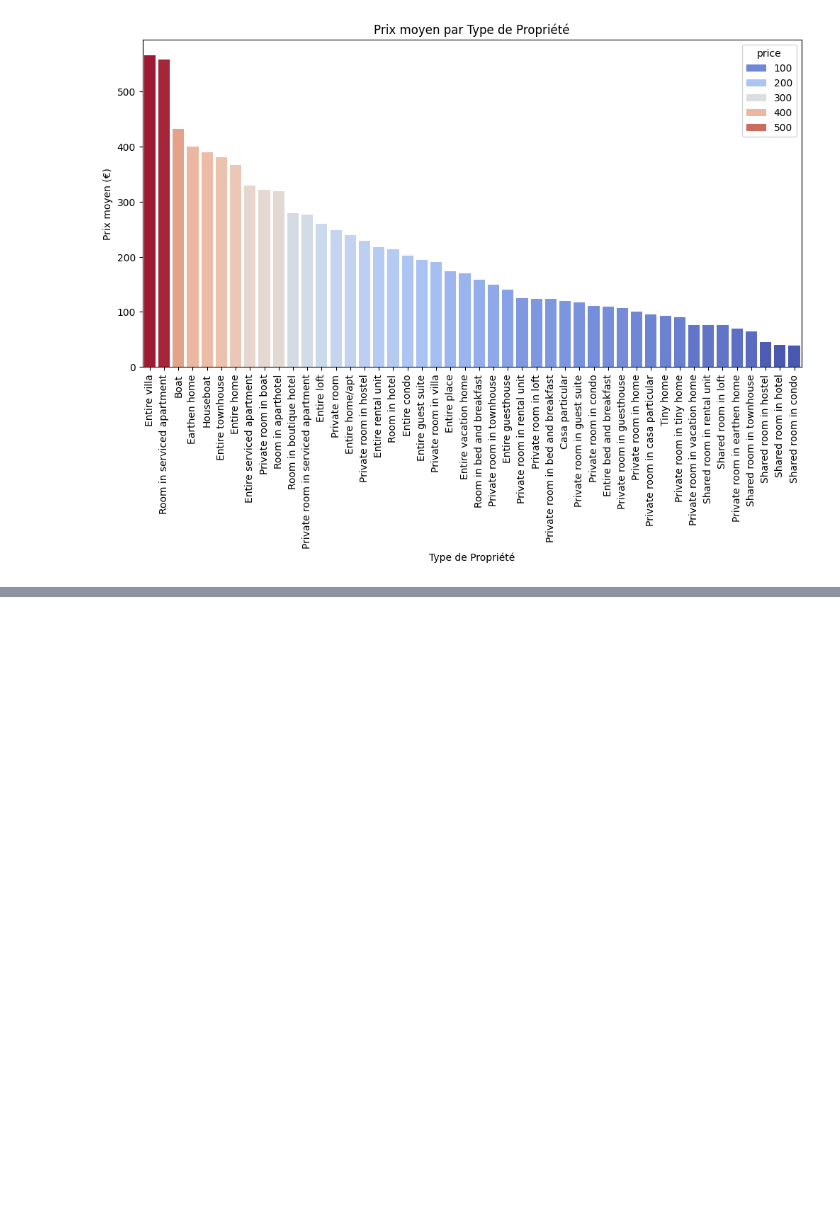
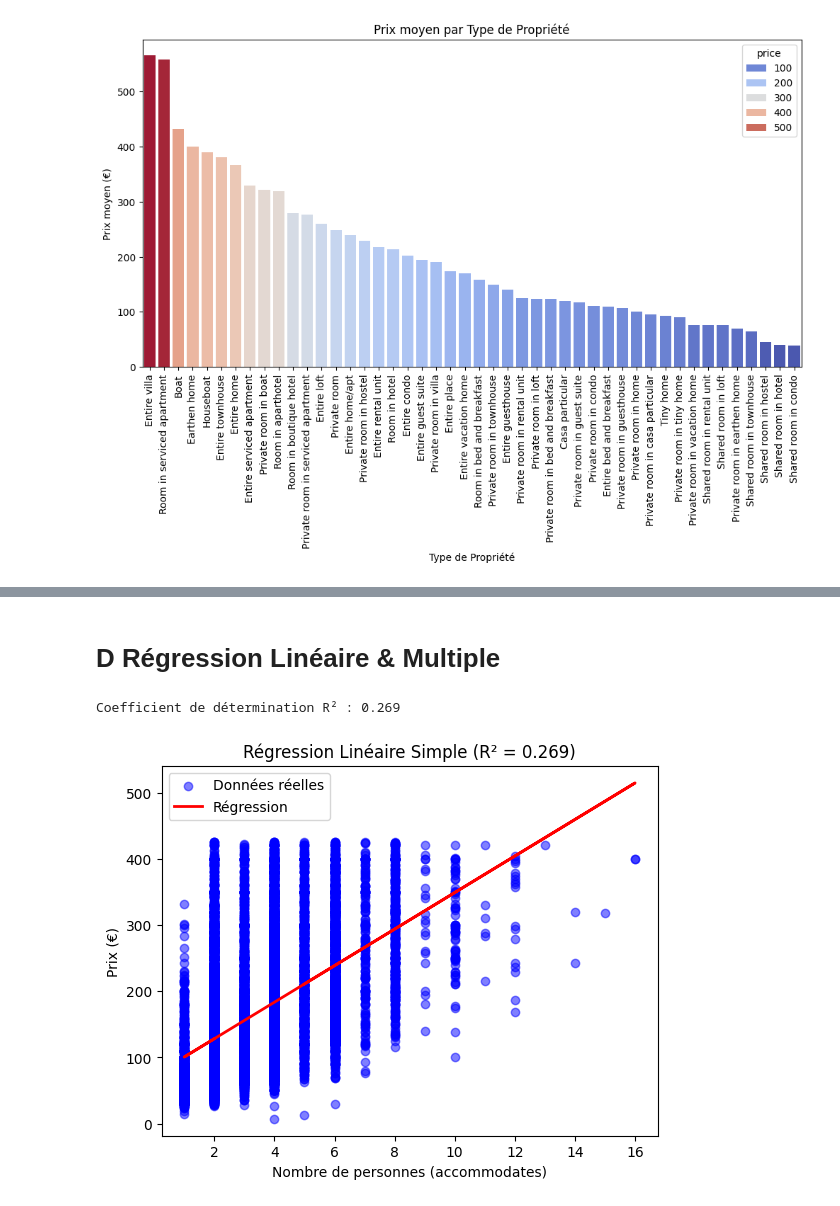
Before and after one commit to rufus232/project_airbnb, a Jupyter notebook: main.ipynb, the cells around one changed output, grey strips where cells are left out. Saved outputs shown, nothing was run; the diff lists cells and outputs as text; code cells hidden in the pictures; blank space fills up the shorter version.

Commit message:
Régression linéaire

```diff
--- a/main.ipynb
+++ b/main.ipynb
@@ -80,0 +115,26 @@ plt.show()
+# %% [markdown]
+# D Régression Linéaire & Multiple
+# %%
+X = df_clean[['accommodates']]
+y = df_clean['price']
+
+model_simple = LinearRegression()
+model_simple.fit(X, y)
+
+# predictio
+y_pred = model_simple.predict(X)
+
+# coef en R²
+r2 = r2_score(y, y_pred)
+print(f"Coefficient de détermination R² : {r2:.3f}")
+
+plt.scatter(X, y, color='blue', alpha=0.5, label='Données réelles')
+plt.plot(X, y_pred, color='red', linewidth=2, label='Régression')
+plt.xlabel("Nombre de personnes (accommodates)")
+plt.ylabel("Prix (€)")
+plt.title(f"Régression Linéaire Simple (R² = {r2:.3f})")
+plt.legend()
+plt.show()
+# %% [output]
+Coefficient de détermination R² : 0.269
+[figure, added]
```
Also changed, not shown: parts of 3 cells of this notebook.
